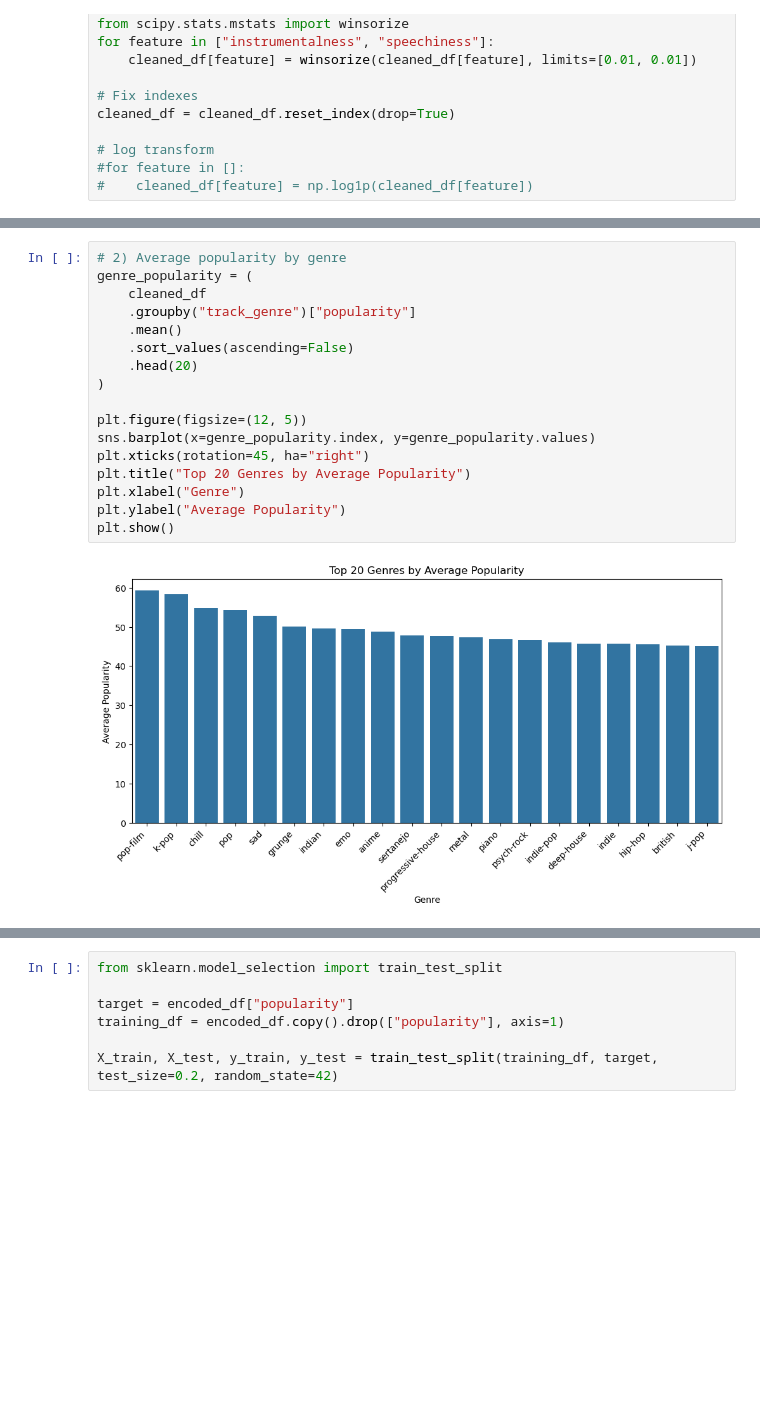
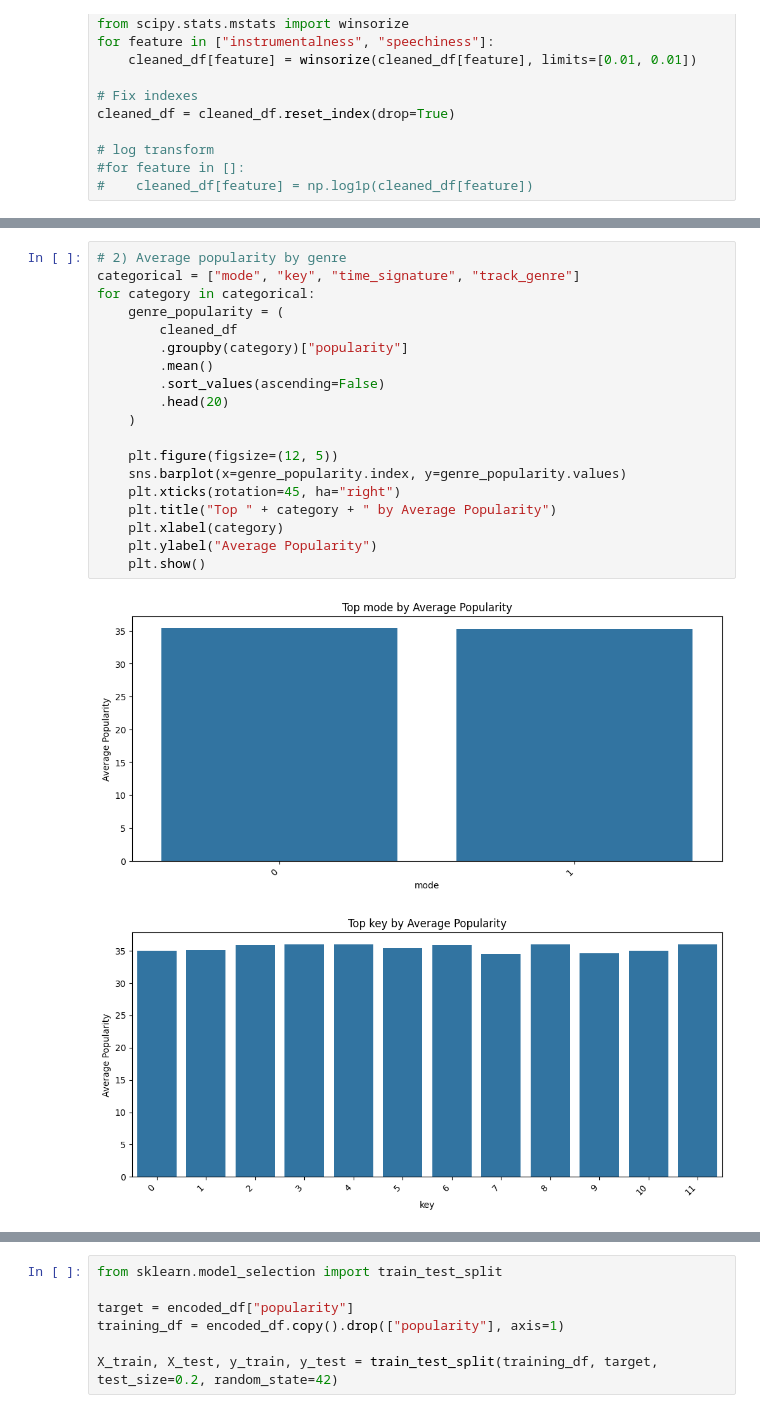
Before and after one commit to despertom/spotify-popularity-prediction, a Jupyter notebook: Project.ipynb, the cells around one changed output, grey strips where cells are left out. Saved outputs shown, nothing was run; the diff lists cells and outputs as text; blank space fills up the shorter version.

Commit message:
feature selection for random forests, more categorical feature exploration histograms another nn (simpler) architecture remove duplicate graph random forests feature importance graph

```diff
--- a/Project.ipynb
+++ b/Project.ipynb
@@ -127,19 +128,22 @@ plt.show()
 # %%
 # 2) Average popularity by genre
-genre_popularity = (
-    cleaned_df
-    .groupby("track_genre")["popularity"]
-    .mean()
-    .sort_values(ascending=False)
-    .head(20)
-)
+categorical = ["mode", "key", "time_signature", "track_genre"]
+for category in categorical:
+    genre_popularity = (
+        cleaned_df
+        .groupby(category)["popularity"]
+        .mean()
+        .sort_values(ascending=False)
+        .head(20)
+    )
 
-plt.figure(figsize=(12, 5))
-sns.barplot(x=genre_popularity.index, y=genre_popularity.values)
-plt.xticks(rotation=45, ha="right")
-plt.title("Top 20 Genres by Average Popularity")
-plt.xlabel("Genre")
-plt.ylabel("Average Popularity")
-plt.show()
+    plt.figure(figsize=(12, 5))
+    sns.barplot(x=genre_popularity.index, y=genre_popularity.values)
+    plt.xticks(rotation=45, ha="right")
+    plt.title("Top " + category + " by Average Popularity")
+    plt.xlabel(category)
+    plt.ylabel("Average Popularity")
+    plt.show()
 # %% [output]
-[figure, old version]
+[figure, new version]
+[figure, added]
```
Also changed, not shown: parts of 18 cells of this notebook.
